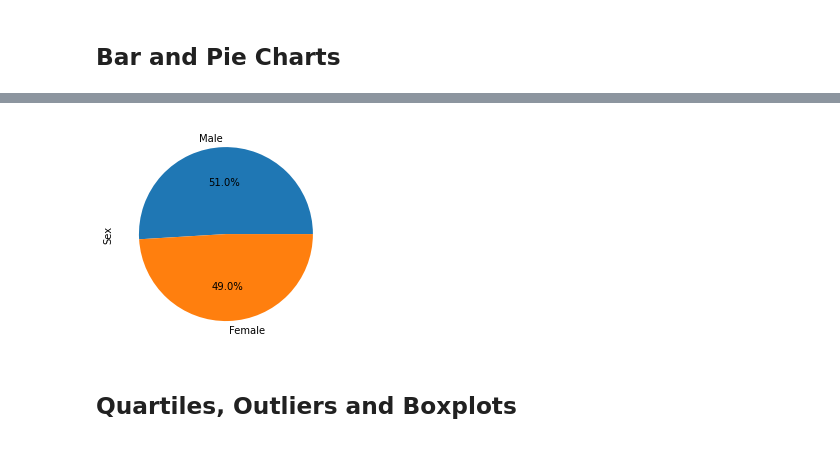
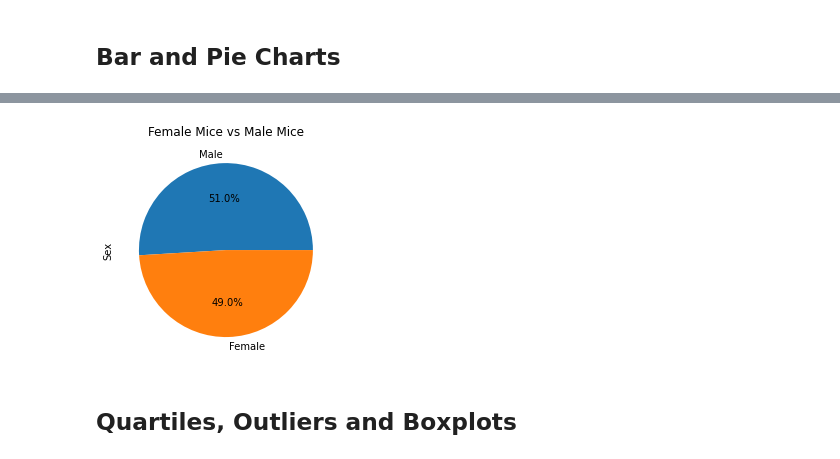
Before and after one commit to James-Ashley/matplotlib-challenge, a Jupyter notebook: Pymaceuticals/pymaceuticals_starter.ipynb, the cells around one changed output, grey strips where cells are left out. Cells and saved outputs as stored; diff of their text form; code cells hidden in the pictures.

```diff
--- a/Pymaceuticals/pymaceuticals_starter.ipynb
+++ b/Pymaceuticals/pymaceuticals_starter.ipynb
@@ -156,10 +171,11 @@ plt.show()
 # %%
 # Generate a pie plot showing the distribution of female versus male mice using pyplot
 plt.pie(Male_female_df.values, labels=Male_female_df.index.values, autopct='%1.1f%%')
 plt.ylabel("Sex")
+plt.title("Female Mice vs Male Mice")
 plt.show()
 # %% [output]
-[figure, old version]
+[figure, new version]
 # %% [markdown]
 ## Quartiles, Outliers and Boxplots
 # %%
```
Also changed, not shown: parts of 4 cells of this notebook, 1 other file.
